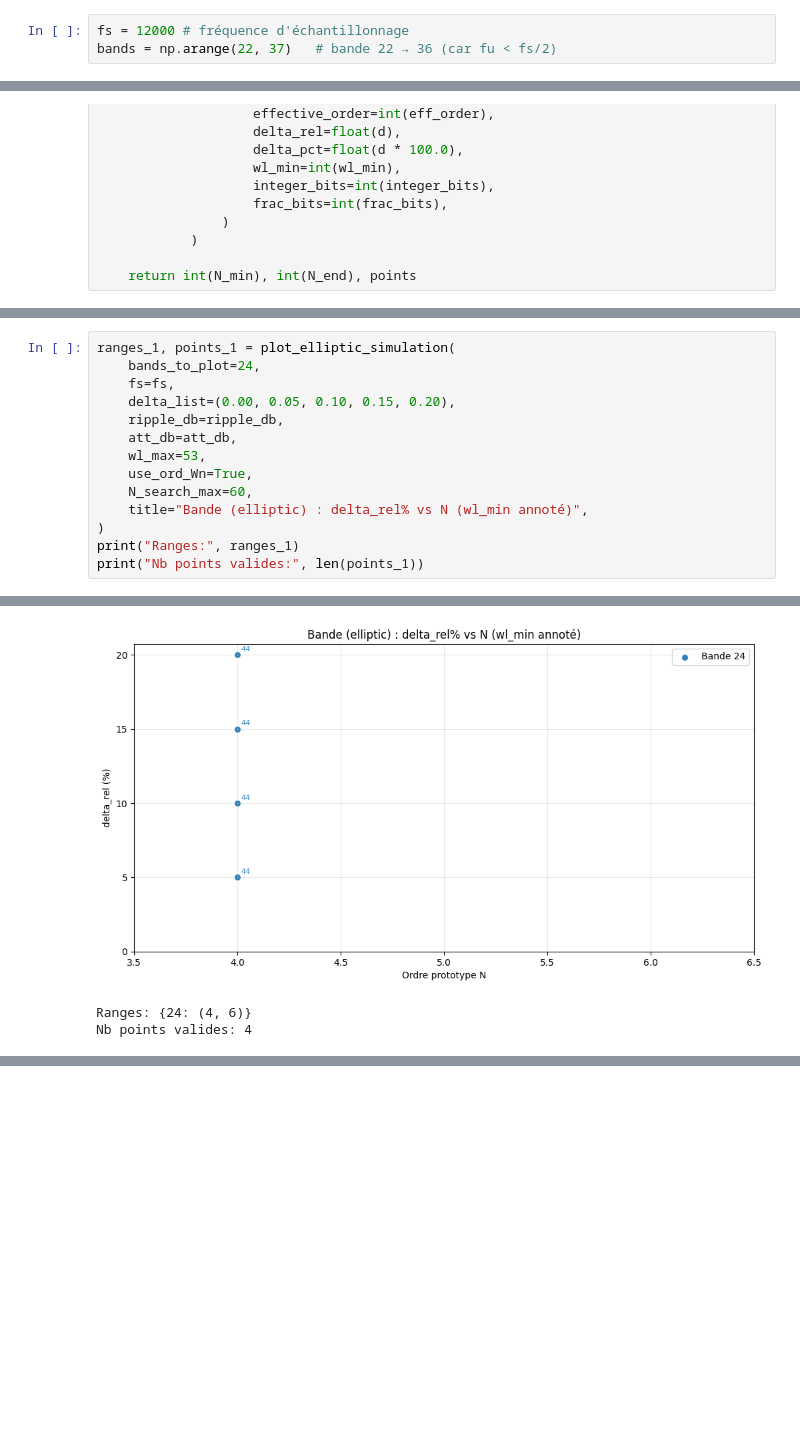
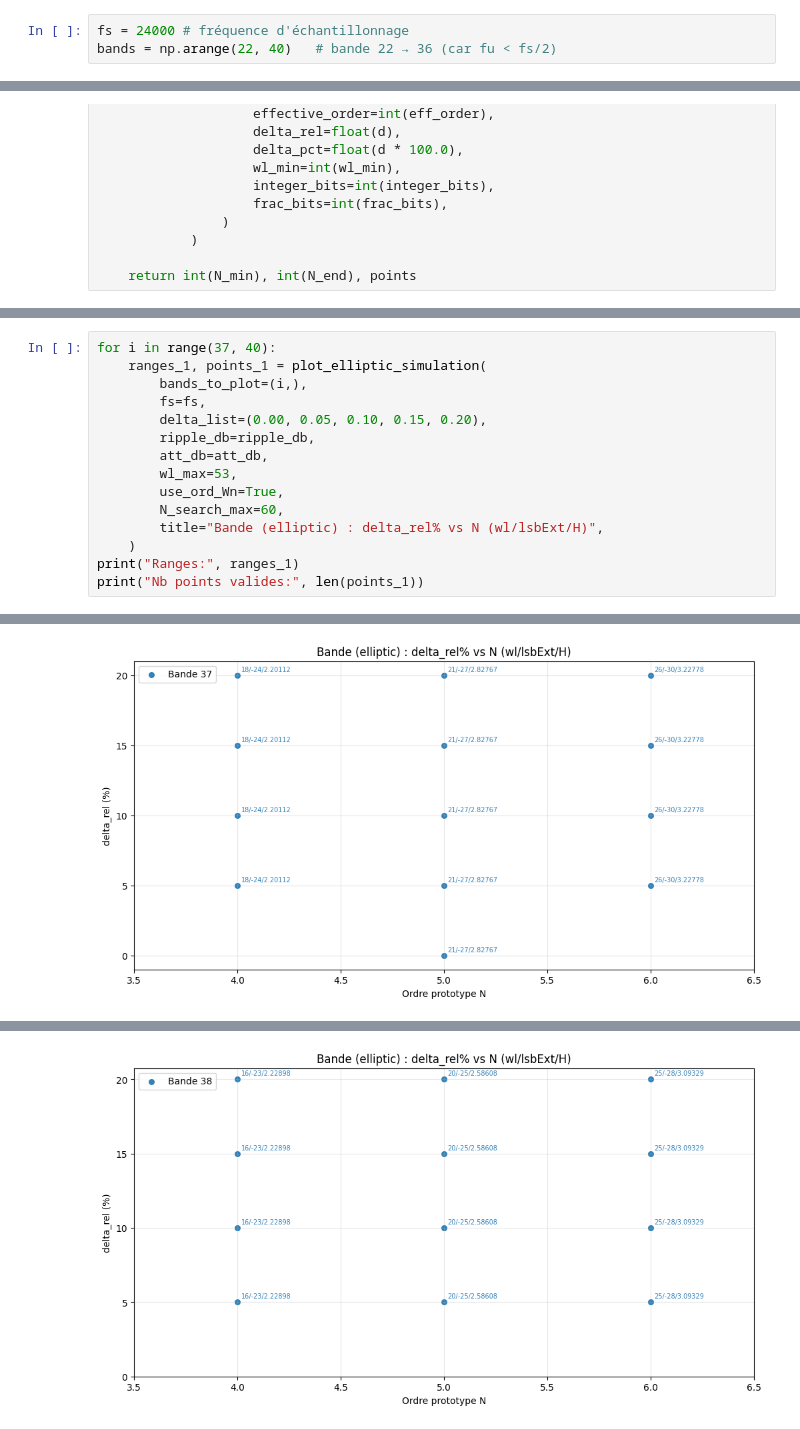
Before and after one commit to Sawlyer/SIR, a Jupyter notebook: auto_design_filters_1_3_octave copy.ipynb, the cells around one changed output, grey strips where cells are left out. Saved outputs shown, nothing was run; the diff lists cells and outputs as text; blank space fills up the shorter version.

```diff
--- a/auto_design_filters_1_3_octave copy.ipynb
+++ b/auto_design_filters_1_3_octave copy.ipynb
@@ -24,6 +27,6 @@ from scipy.io import wavfile
 # %%
-fs = 12000 # fréquence d'échantillonnage
-bands = np.arange(22, 37)   # bande 22 → 36 (car fu < fs/2)
+fs = 24000 # fréquence d'échantillonnage
+bands = np.arange(22, 40)   # bande 22 → 36 (car fu < fs/2)
 # %%
 def ansi_band(n):
     f0 = 1000 * 2 ** ((n - 30) / 3)
@@ -675,15 +943,16 @@ def plot_elliptic_simulation(
 # %%
-ranges_1, points_1 = plot_elliptic_simulation(
-    bands_to_plot=24,
-    fs=fs,
-    delta_list=(0.00, 0.05, 0.10, 0.15, 0.20),
-    ripple_db=ripple_db,
-    att_db=att_db,
-    wl_max=53,
-    use_ord_Wn=True,
-    N_search_max=60,
-    title="Bande (elliptic) : delta_rel% vs N (wl_min annoté)",
-)
+for i in range(37, 40):
+    ranges_1, points_1 = plot_elliptic_simulation(
+        bands_to_plot=(i,),
+        fs=fs,
+        delta_list=(0.00, 0.05, 0.10, 0.15, 0.20),
+        ripple_db=ripple_db,
+        att_db=att_db,
+        wl_max=53,
+        use_ord_Wn=True,
+        N_search_max=60,
+        title="Bande (elliptic) : delta_rel% vs N (wl/lsbExt/H)",
+    )
 print("Ranges:", ranges_1)
 print("Nb points valides:", len(points_1))
 # %% [output]
@@ -690,3 +976 @@ print("Nb points valides:", len(points_1))
-[figure, old version]
+[figure, new version]
-Ranges: {24: (4, 6)}
-Nb points valides: 4
@@ -692,0 +994 @@ Nb points valides: 4
+[figure, added]
```
Also changed, not shown: parts of 16 cells of this notebook, 5 other files.
